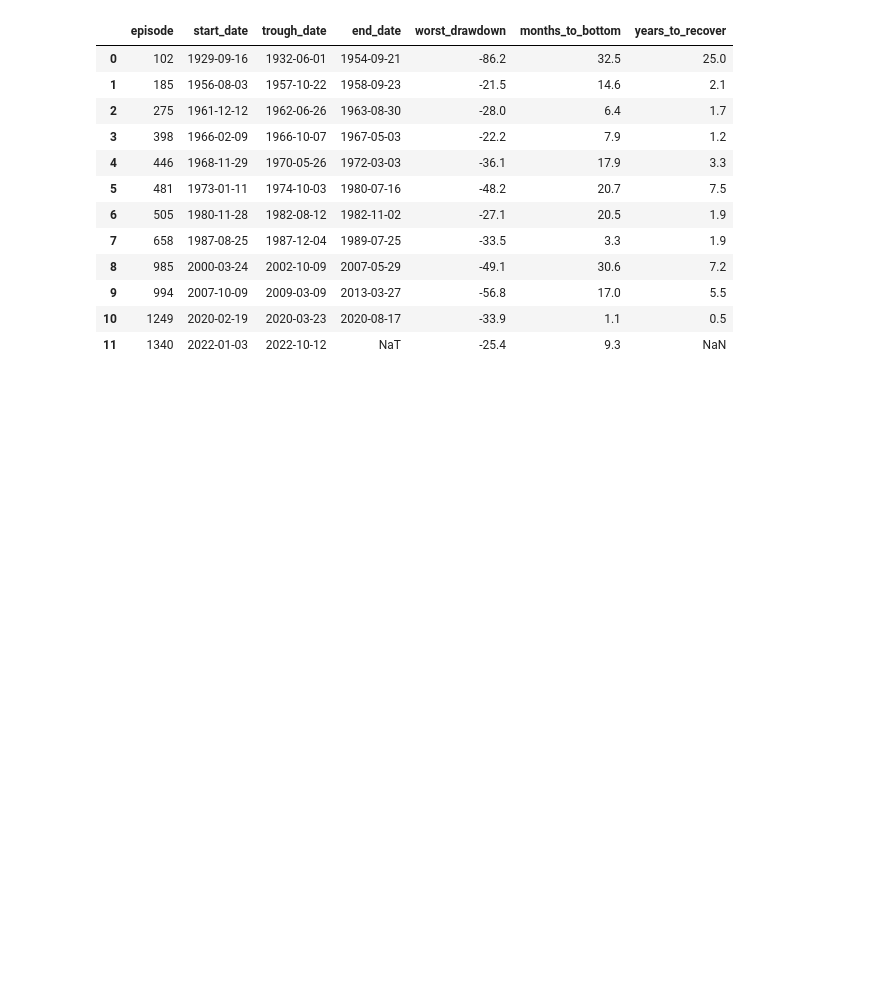
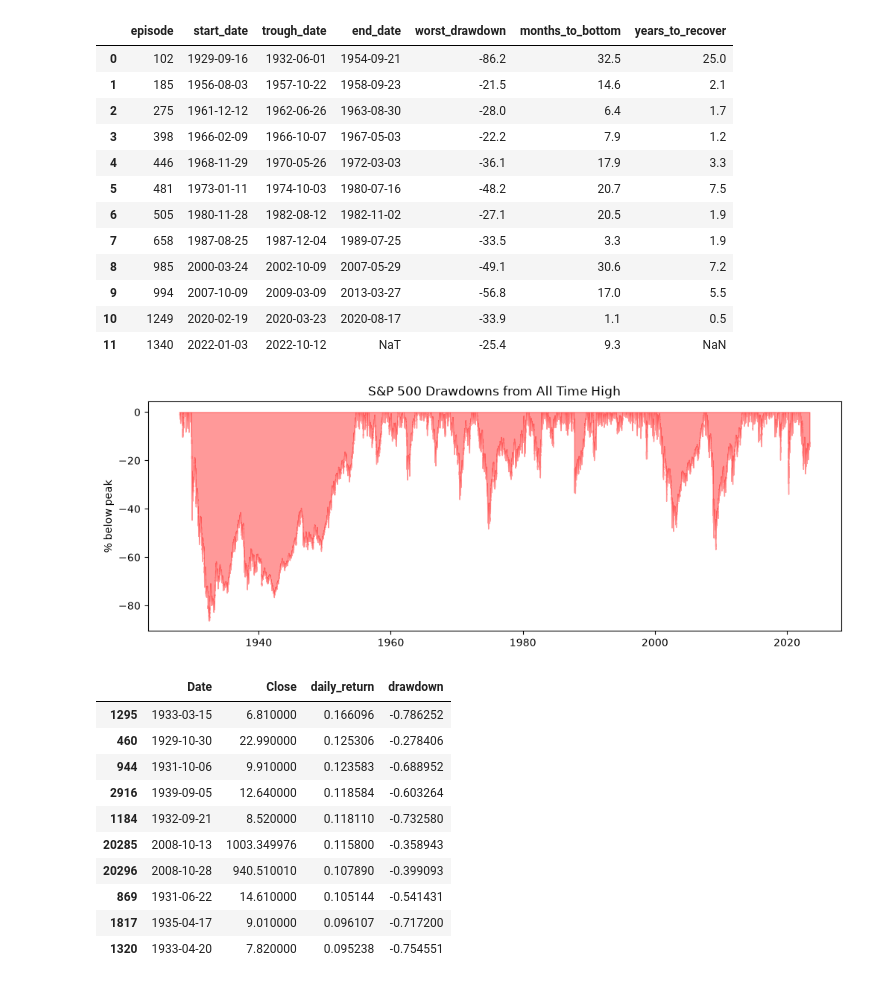
Before and after one commit to meowthaum/SNP500-Study, a Jupyter notebook: SNP500-Analysis/01_explore.ipynb, the cells around one changed output. Cells and saved outputs as stored; diff of their text form; code cells hidden in the pictures; blank space fills up the shorter version.

```diff
--- a/SNP500-Analysis/01_explore.ipynb
+++ b/SNP500-Analysis/01_explore.ipynb
@@ -115,3 +115,28 @@ bear_markets
 | 9 | 994 | 2007-10-09 | 2009-03-09 | 2013-03-27 | -56.8 | 17.0 | 5.5 |
 | 10 | 1249 | 2020-02-19 | 2020-03-23 | 2020-08-17 | -33.9 | 1.1 | 0.5 |
 | 11 | 1340 | 2022-01-03 | 2022-10-12 | NaT | -25.4 | 9.3 | NaN |
+# %%
+#visualizing downdraws
+plt.figure(figsize=(12, 4))
+plt.fill_between(df["Date"], df["drawdown"] * 100, 0, color="red", alpha=0.4)
+plt.title("S&P 500 Drawdowns from All Time High")
+plt.ylabel("% below peak")
+plt.show()
+# 10 best and 10 worst single days
+best_days = df.nlargest(10, "daily_return")[["Date", "Close", "daily_return", "drawdown"]]
+worst_days = df.nsmallest(10, "daily_return")[["Date", "Close", "daily_return", "drawdown"]]
+
+best_days
+# %% [output]
+[figure, added]
+|  | Date | Close | daily_return | drawdown |
+| 1295 | 1933-03-15 | 6.810000 | 0.166096 | -0.786252 |
+| 460 | 1929-10-30 | 22.990000 | 0.125306 | -0.278406 |
+| 944 | 1931-10-06 | 9.910000 | 0.123583 | -0.688952 |
+| 2916 | 1939-09-05 | 12.640000 | 0.118584 | -0.603264 |
+| 1184 | 1932-09-21 | 8.520000 | 0.118110 | -0.732580 |
+| 20285 | 2008-10-13 | 1003.349976 | 0.115800 | -0.358943 |
+| 20296 | 2008-10-28 | 940.510010 | 0.107890 | -0.399093 |
+| 869 | 1931-06-22 | 14.610000 | 0.105144 | -0.541431 |
+| 1817 | 1935-04-17 | 9.010000 | 0.096107 | -0.717200 |
+| 1320 | 1933-04-20 | 7.820000 | 0.095238 | -0.754551 |
```
Also changed, not shown: parts of 5 cells of this notebook.
